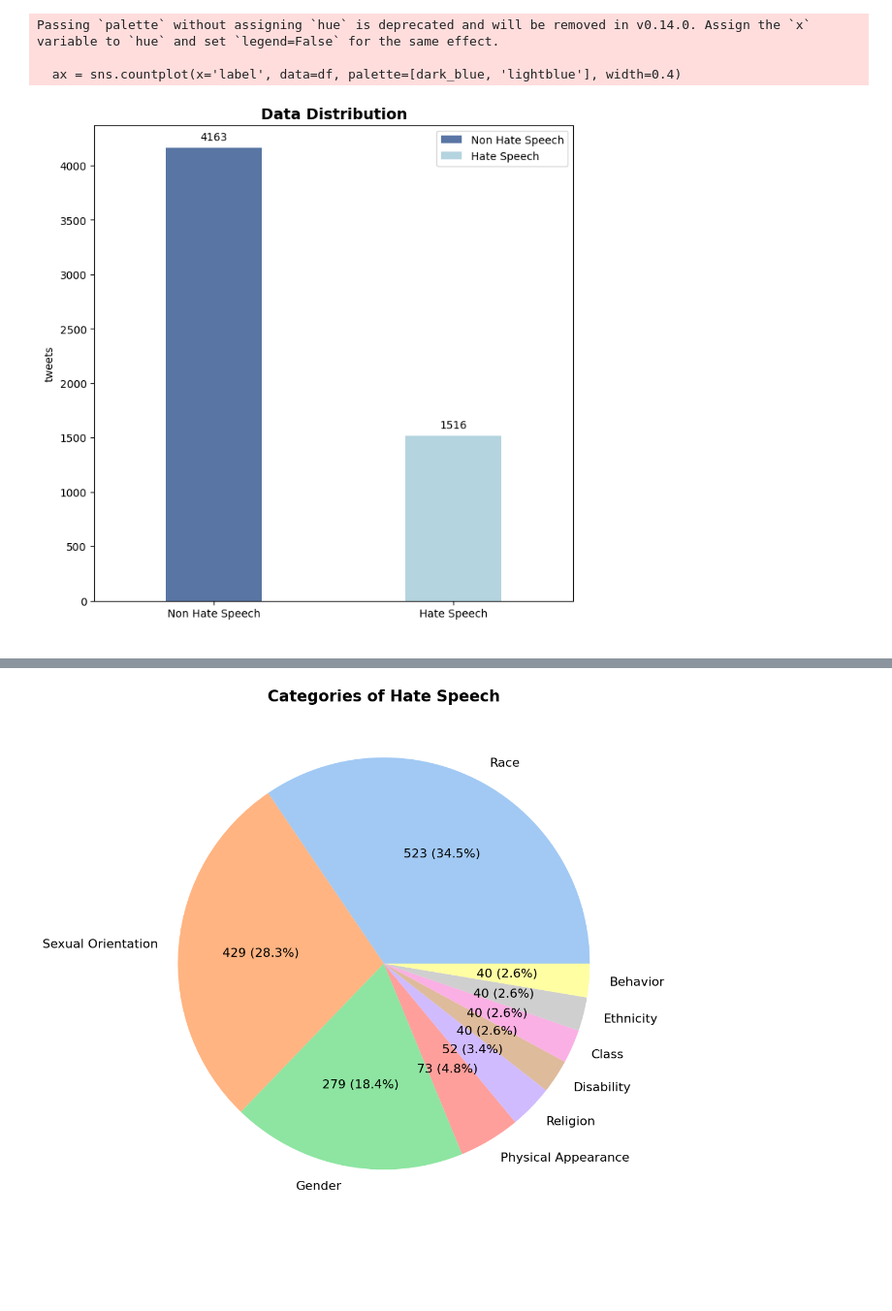
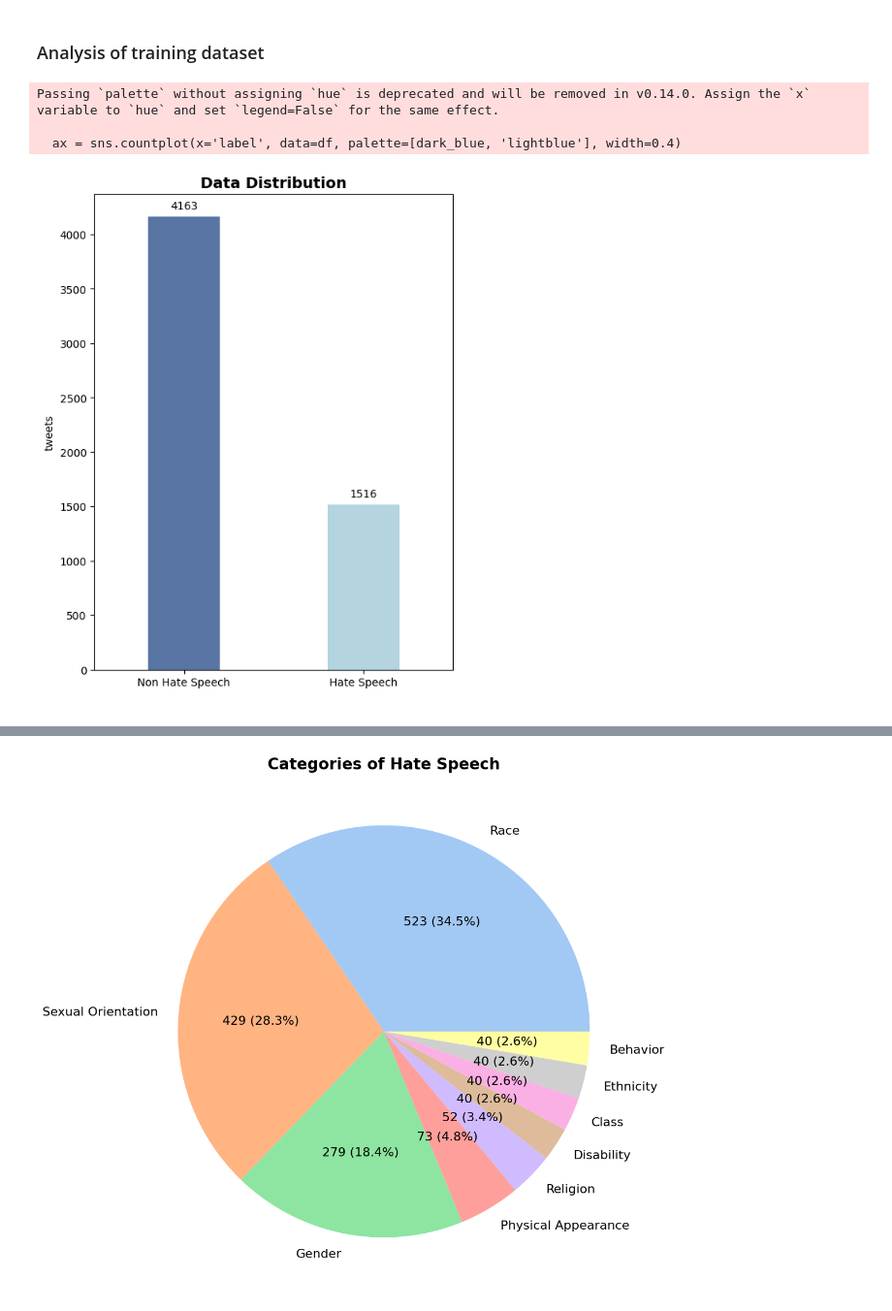
Before and after one commit to wh476/AI4health, a Jupyter notebook: Data analysis.ipynb, the cells around one changed output, grey strips where cells are left out. Shown at 97% size. Saved outputs shown, nothing was run; the diff lists cells and outputs as text; code cells hidden in the pictures; blank space fills up the shorter version.

```diff
--- a/Data analysis.ipynb
+++ b/Data analysis.ipynb
@@ -2,6 +2,8 @@
 import pandas as pd
 import matplotlib.pyplot as plt
 import seaborn as sns
+# %% [markdown]
+### Analysis of training dataset
 # %%
 df = pd.read_csv('/Users/Hsuweic/Desktop/AI4health/dataset/training dataset.csv')
 
@@ -9,7 +11,7 @@ df = pd.read_csv('/Users/Hsuweic/Desktop/AI4health/dataset/training dataset.csv'
 dark_blue = sns.color_palette('deep')[0]
 
 # Plotting the data distribution for 'label'
-plt.figure(figsize=(8, 8))
+plt.figure(figsize=(6, 8))
 plt.title('Data Distribution', fontweight='bold', fontsize=14)
 plt.xlabel(' ')  # Set x-axis label to an empty string
 plt.ylabel('tweets')
@@ -18,34 +20,34 @@ plt.xticks(ticks=[0, 1], labels=['Non Hate Speech', 'Hate Speech'])  # Customize
 # Annotate count values on top of each bar
 ax = sns.countplot(x='label', data=df, palette=[dark_blue, 'lightblue'], width=0.4)
 for p in ax.patches:
     ax.annotate(f'{int(p.get_height())}', (p.get_x() + p.get_width() / 2., p.get_height()),
                 ha='center', va='center', xytext=(0, 10), textcoords='offset points')
 
-plt.legend(loc='upper right', labels=['Non Hate Speech', 'Hate Speech'])
+# plt.legend(loc='upper right', labels=['Non Hate Speech', 'Hate Speech'])
 plt.show()
 
 # Data distribution for 'categories' column for hate speech (label=1)
 hate_speech_df = df[df['label'] == 1]
 categories_counts = hate_speech_df['categories'].value_counts()
 
 # Plotting the data distribution for 'categories' for hate speech
 plt.figure(figsize=(10, 10))
 plt.title('Categories for Hate Speech')
 plt.xlabel(' ')
 plt.ylabel('tweets')
 plt.xticks(rotation=45, ha='right')  # Rotate x-axis labels for better visibility
 
 # Annotate count values on top of each bar
 ax = sns.countplot(x='categories', data=hate_speech_df, order=categories_counts.index, color=dark_blue, width=0.8)
 for p in ax.patches:
     ax.annotate(f'{int(p.get_height())}', (p.get_x() + p.get_width() / 2., p.get_height()),
                 ha='center', va='center', xytext=(0, 10), textcoords='offset points')
 
 plt.show()
 # %% [output]
 Passing `palette` without assigning `hue` is deprecated and will be removed in v0.14.0. Assign the `x` variable to `hue` and set `legend=False` for the same effect.
 
   ax = sns.countplot(x='label', data=df, palette=[dark_blue, 'lightblue'], width=0.4)
-[figure, old version]
+[figure, new version]
 [figure]
 # %%
```
Also changed, not shown: parts of 4 cells of this notebook, 2 other files.
